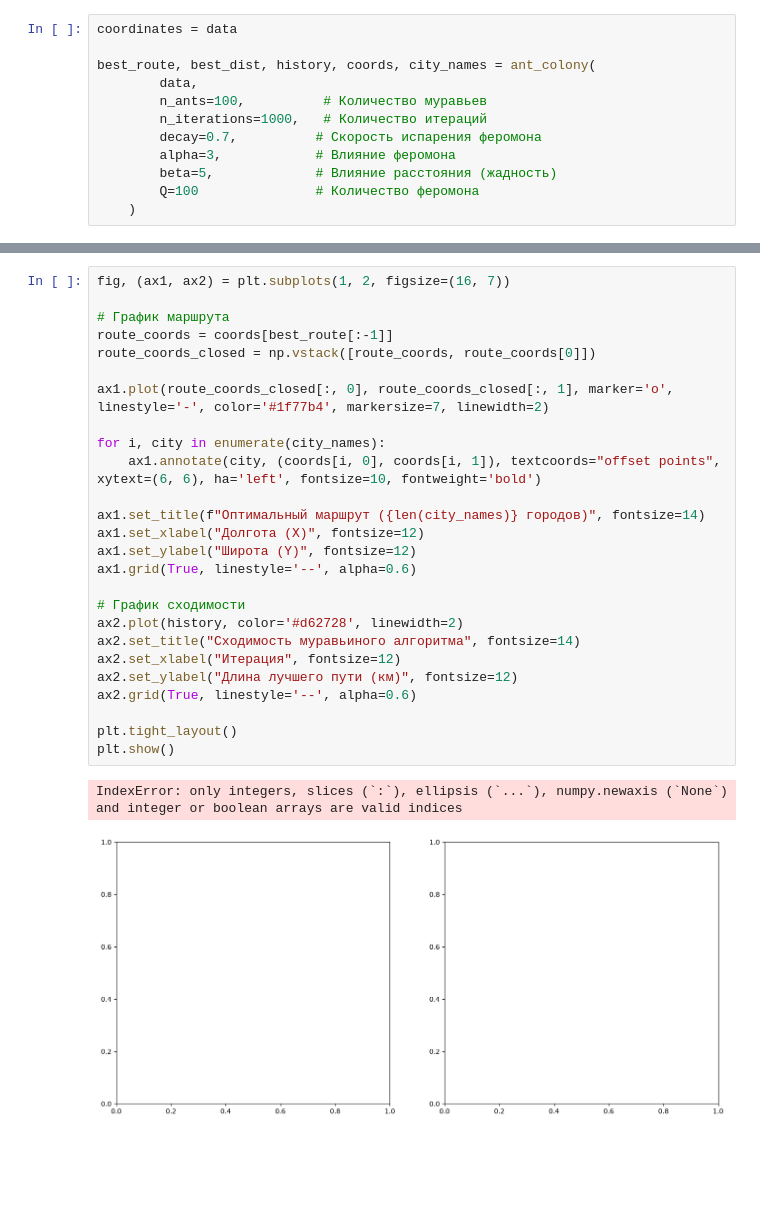
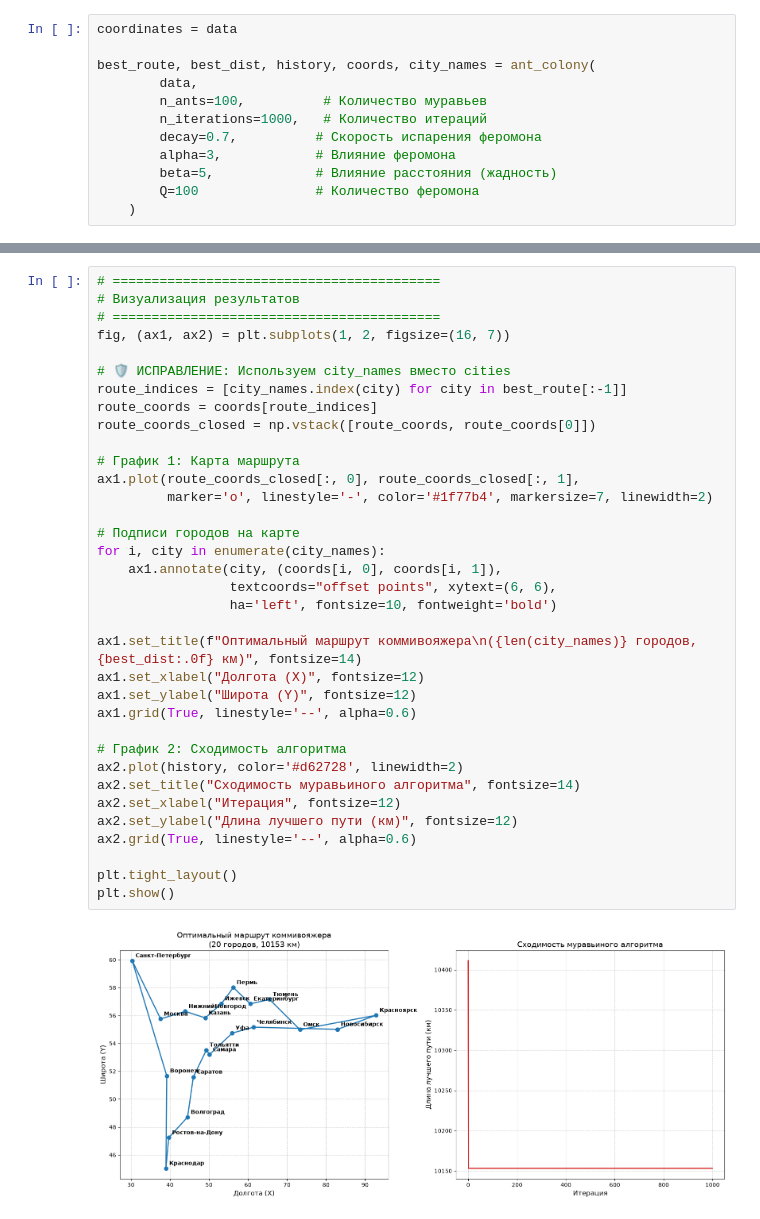
Before and after one commit to Daniilpiz/mroz, a Jupyter notebook: commerce/commerce.ipynb, the cells around one changed output, grey strips where cells are left out. Saved outputs shown, nothing was run; the diff lists cells and outputs as text; blank space fills up the shorter version.

```diff
--- a/commerce/commerce.ipynb
+++ b/commerce/commerce.ipynb
@@ -154,29 +154,37 @@ print(f"\n📏 Общая длина маршрута: {best_dist:.2f} км")
 # %%
+# ==========================================
+# Визуализация результатов
+# ==========================================
 fig, (ax1, ax2) = plt.subplots(1, 2, figsize=(16, 7))
 
-# График маршрута
-route_coords = coords[best_route[:-1]]
+# 🛡 ИСПРАВЛЕНИЕ: Используем city_names вместо cities
+route_indices = [city_names.index(city) for city in best_route[:-1]]
+route_coords = coords[route_indices]
 route_coords_closed = np.vstack([route_coords, route_coords[0]])
 
-ax1.plot(route_coords_closed[:, 0], route_coords_closed[:, 1], marker='o', linestyle='-', color='#1f77b4', markersize=7, linewidth=2)
+# График 1: Карта маршрута
+ax1.plot(route_coords_closed[:, 0], route_coords_closed[:, 1],
+         marker='o', linestyle='-', color='#1f77b4', markersize=7, linewidth=2)
 
+# Подписи городов на карте
 for i, city in enumerate(city_names):
-    ax1.annotate(city, (coords[i, 0], coords[i, 1]), textcoords="offset points", xytext=(6, 6), ha='left', fontsize=10, fontweight='bold')
+    ax1.annotate(city, (coords[i, 0], coords[i, 1]),
+                 textcoords="offset points", xytext=(6, 6),
+                 ha='left', fontsize=10, fontweight='bold')
 
-ax1.set_title(f"Оптимальный маршрут ({len(city_names)} городов)", fontsize=14)
+ax1.set_title(f"Оптимальный маршрут коммивояжера\n({len(city_names)} городов, {best_dist:.0f} км)", fontsize=14)
 ax1.set_xlabel("Долгота (X)", fontsize=12)
 ax1.set_ylabel("Широта (Y)", fontsize=12)
 ax1.grid(True, linestyle='--', alpha=0.6)
 
-# График сходимости
+# График 2: Сходимость алгоритма
 ax2.plot(history, color='#d62728', linewidth=2)
 ax2.set_title("Сходимость муравьиного алгоритма", fontsize=14)
 ax2.set_xlabel("Итерация", fontsize=12)
 ax2.set_ylabel("Длина лучшего пути (км)", fontsize=12)
 ax2.grid(True, linestyle='--', alpha=0.6)
 
 plt.tight_layout()
 plt.show()
 # %% [output]
-IndexError: only integers, slices (`:`), ellipsis (`...`), numpy.newaxis (`None`) and integer or boolean arrays are valid indices
-[figure, old version]
+[figure, new version]
```
Also changed, not shown: parts of 1 cell of this notebook.
